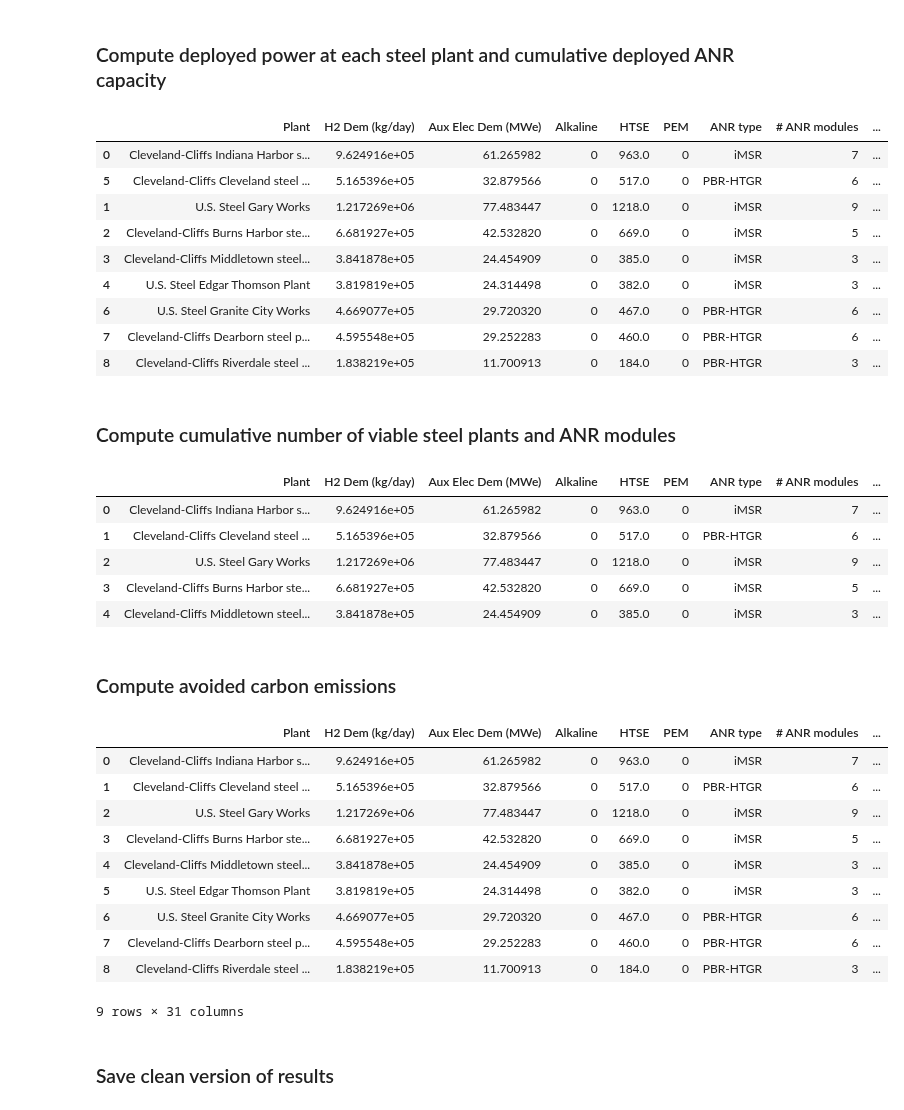
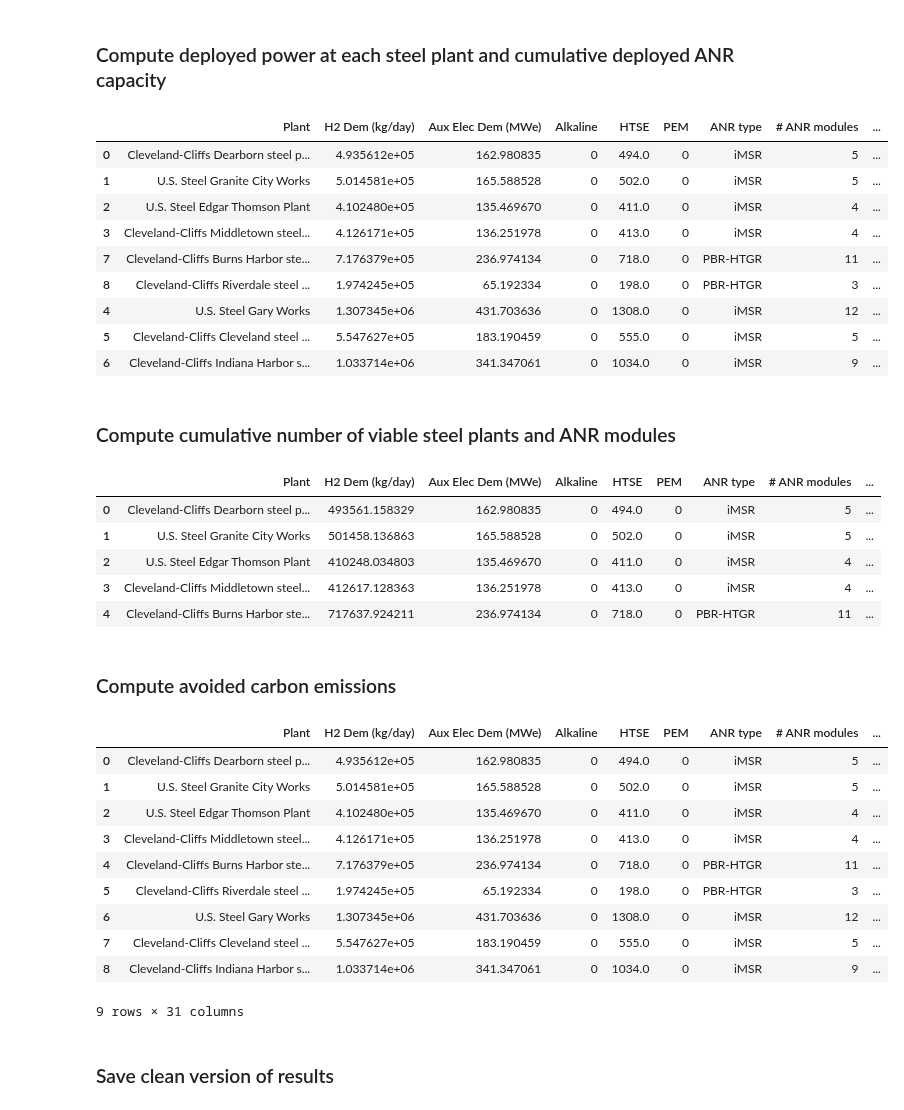
Before and after one commit to mgarrouste/SMR_deployment, a Jupyter notebook: code/pp_steel.ipynb, the cells around one changed output. Cells and saved outputs as stored; diff of their text form; code cells hidden in the pictures.

Commit message:
post process steel results

```diff
--- a/code/pp_steel.ipynb
+++ b/code/pp_steel.ipynb
@@ -4,7 +4,7 @@ import pandas as pd
 import numpy as np
 # %%
 df = pd.read_csv('./results/breakeven_prices_steel.csv')
-df.sort_values(by=['Breakeven price ($/ton)'], inplace=True)
+df.sort_values(by=['Breakeven coal price ($/ton)'], inplace=True)
 df.reset_index(inplace=True)
 df.drop(columns=['index'], inplace=True)
 df
@@ -34,22 +34,22 @@ anr_param
 # %%
 anr_thermal_power = anr_param[['Power in MWt', 'Reactor']]
 anr_thermal_power
 df = df.merge(anr_thermal_power, how='inner', left_on=['ANR type'], right_on=['Reactor'])
-df.sort_values(by=['Breakeven price ($/ton)'], inplace=True)
+df.sort_values(by=['Breakeven coal price ($/ton)'], inplace=True)
 df['Deployed Power (MWt)'] = df['Power in MWt']*df['# ANR modules']
 df['ANR Nameplate Capacity (GWt)'] = df['Deployed Power (MWt)'].cumsum()/1000
 df
 # %% [output]
 |  | Plant | H2 Dem (kg/day) | Aux Elec Dem (MWe) | Alkaline | HTSE | PEM | ANR type | # ANR modules | ... |
-| 0 | Cleveland-Cliffs Indiana Harbor s... | 9.624916e+05 | 61.265982 | 0 | 963.0 | 0 | iMSR | 7 | ... |
-| 5 | Cleveland-Cliffs Cleveland steel ... | 5.165396e+05 | 32.879566 | 0 | 517.0 | 0 | PBR-HTGR | 6 | ... |
-| 1 | U.S. Steel Gary Works | 1.217269e+06 | 77.483447 | 0 | 1218.0 | 0 | iMSR | 9 | ... |
-| 2 | Cleveland-Cliffs Burns Harbor ste... | 6.681927e+05 | 42.532820 | 0 | 669.0 | 0 | iMSR | 5 | ... |
-| 3 | Cleveland-Cliffs Middletown steel... | 3.841878e+05 | 24.454909 | 0 | 385.0 | 0 | iMSR | 3 | ... |
-| 4 | U.S. Steel Edgar Thomson Plant | 3.819819e+05 | 24.314498 | 0 | 382.0 | 0 | iMSR | 3 | ... |
-| 6 | U.S. Steel Granite City Works | 4.669077e+05 | 29.720320 | 0 | 467.0 | 0 | PBR-HTGR | 6 | ... |
-| 7 | Cleveland-Cliffs Dearborn steel p... | 4.595548e+05 | 29.252283 | 0 | 460.0 | 0 | PBR-HTGR | 6 | ... |
-| 8 | Cleveland-Cliffs Riverdale steel ... | 1.838219e+05 | 11.700913 | 0 | 184.0 | 0 | PBR-HTGR | 3 | ... |
+| 0 | Cleveland-Cliffs Dearborn steel p... | 4.935612e+05 | 162.980835 | 0 | 494.0 | 0 | iMSR | 5 | ... |
+| 1 | U.S. Steel Granite City Works | 5.014581e+05 | 165.588528 | 0 | 502.0 | 0 | iMSR | 5 | ... |
+| 2 | U.S. Steel Edgar Thomson Plant | 4.102480e+05 | 135.469670 | 0 | 411.0 | 0 | iMSR | 4 | ... |
+| 3 | Cleveland-Cliffs Middletown steel... | 4.126171e+05 | 136.251978 | 0 | 413.0 | 0 | iMSR | 4 | ... |
+| 7 | Cleveland-Cliffs Burns Harbor ste... | 7.176379e+05 | 236.974134 | 0 | 718.0 | 0 | PBR-HTGR | 11 | ... |
+| 8 | Cleveland-Cliffs Riverdale steel ... | 1.974245e+05 | 65.192334 | 0 | 198.0 | 0 | PBR-HTGR | 3 | ... |
+| 4 | U.S. Steel Gary Works | 1.307345e+06 | 431.703636 | 0 | 1308.0 | 0 | iMSR | 12 | ... |
+| 5 | Cleveland-Cliffs Cleveland steel ... | 5.547627e+05 | 183.190459 | 0 | 555.0 | 0 | iMSR | 5 | ... |
+| 6 | Cleveland-Cliffs Indiana Harbor s... | 1.033714e+06 | 341.347061 | 0 | 1034.0 | 0 | iMSR | 9 | ... |
 # %% [markdown]
 ### Compute cumulative number of viable steel plants and ANR modules
 # %%
@@ -60,11 +60,11 @@ df['Viable ANR steel plants count'] = df.index+1
 df.head(5)
 # %% [output]
 |  | Plant | H2 Dem (kg/day) | Aux Elec Dem (MWe) | Alkaline | HTSE | PEM | ANR type | # ANR modules | ... |
-| 0 | Cleveland-Cliffs Indiana Harbor s... | 9.624916e+05 | 61.265982 | 0 | 963.0 | 0 | iMSR | 7 | ... |
-| 1 | Cleveland-Cliffs Cleveland steel ... | 5.165396e+05 | 32.879566 | 0 | 517.0 | 0 | PBR-HTGR | 6 | ... |
-| 2 | U.S. Steel Gary Works | 1.217269e+06 | 77.483447 | 0 | 1218.0 | 0 | iMSR | 9 | ... |
-| 3 | Cleveland-Cliffs Burns Harbor ste... | 6.681927e+05 | 42.532820 | 0 | 669.0 | 0 | iMSR | 5 | ... |
-| 4 | Cleveland-Cliffs Middletown steel... | 3.841878e+05 | 24.454909 | 0 | 385.0 | 0 | iMSR | 3 | ... |
+| 0 | Cleveland-Cliffs Dearborn steel p... | 493561.158329 | 162.980835 | 0 | 494.0 | 0 | iMSR | 5 | ... |
+| 1 | U.S. Steel Granite City Works | 501458.136863 | 165.588528 | 0 | 502.0 | 0 | iMSR | 5 | ... |
+| 2 | U.S. Steel Edgar Thomson Plant | 410248.034803 | 135.469670 | 0 | 411.0 | 0 | iMSR | 4 | ... |
+| 3 | Cleveland-Cliffs Middletown steel... | 412617.128363 | 136.251978 | 0 | 413.0 | 0 | iMSR | 4 | ... |
+| 4 | Cleveland-Cliffs Burns Harbor ste... | 717637.924211 | 236.974134 | 0 | 718.0 | 0 | PBR-HTGR | 11 | ... |
 # %% [markdown]
 ### Compute avoided carbon emissions
 # %%
@@ -76,15 +76,15 @@ df['Viable avoided emissions (MMT-CO2/year)'] = df['Ann. avoided CO2 emissions (
 df
 # %% [output]
 |  | Plant | H2 Dem (kg/day) | Aux Elec Dem (MWe) | Alkaline | HTSE | PEM | ANR type | # ANR modules | ... |
-| 0 | Cleveland-Cliffs Indiana Harbor s... | 9.624916e+05 | 61.265982 | 0 | 963.0 | 0 | iMSR | 7 | ... |
-| 1 | Cleveland-Cliffs Cleveland steel ... | 5.165396e+05 | 32.879566 | 0 | 517.0 | 0 | PBR-HTGR | 6 | ... |
-| 2 | U.S. Steel Gary Works | 1.217269e+06 | 77.483447 | 0 | 1218.0 | 0 | iMSR | 9 | ... |
-| 3 | Cleveland-Cliffs Burns Harbor ste... | 6.681927e+05 | 42.532820 | 0 | 669.0 | 0 | iMSR | 5 | ... |
-| 4 | Cleveland-Cliffs Middletown steel... | 3.841878e+05 | 24.454909 | 0 | 385.0 | 0 | iMSR | 3 | ... |
-| 5 | U.S. Steel Edgar Thomson Plant | 3.819819e+05 | 24.314498 | 0 | 382.0 | 0 | iMSR | 3 | ... |
-| 6 | U.S. Steel Granite City Works | 4.669077e+05 | 29.720320 | 0 | 467.0 | 0 | PBR-HTGR | 6 | ... |
-| 7 | Cleveland-Cliffs Dearborn steel p... | 4.595548e+05 | 29.252283 | 0 | 460.0 | 0 | PBR-HTGR | 6 | ... |
-| 8 | Cleveland-Cliffs Riverdale steel ... | 1.838219e+05 | 11.700913 | 0 | 184.0 | 0 | PBR-HTGR | 3 | ... |
+| 0 | Cleveland-Cliffs Dearborn steel p... | 4.935612e+05 | 162.980835 | 0 | 494.0 | 0 | iMSR | 5 | ... |
+| 1 | U.S. Steel Granite City Works | 5.014581e+05 | 165.588528 | 0 | 502.0 | 0 | iMSR | 5 | ... |
+| 2 | U.S. Steel Edgar Thomson Plant | 4.102480e+05 | 135.469670 | 0 | 411.0 | 0 | iMSR | 4 | ... |
+| 3 | Cleveland-Cliffs Middletown steel... | 4.126171e+05 | 136.251978 | 0 | 413.0 | 0 | iMSR | 4 | ... |
+| 4 | Cleveland-Cliffs Burns Harbor ste... | 7.176379e+05 | 236.974134 | 0 | 718.0 | 0 | PBR-HTGR | 11 | ... |
+| 5 | Cleveland-Cliffs Riverdale steel ... | 1.974245e+05 | 65.192334 | 0 | 198.0 | 0 | PBR-HTGR | 3 | ... |
+| 6 | U.S. Steel Gary Works | 1.307345e+06 | 431.703636 | 0 | 1308.0 | 0 | iMSR | 12 | ... |
+| 7 | Cleveland-Cliffs Cleveland steel ... | 5.547627e+05 | 183.190459 | 0 | 555.0 | 0 | iMSR | 5 | ... |
+| 8 | Cleveland-Cliffs Indiana Harbor s... | 1.033714e+06 | 341.347061 | 0 | 1034.0 | 0 | iMSR | 9 | ... |
 9 rows × 31 columns
 # %% [markdown]
 ### Save clean version of results
```
Also changed, not shown: parts of 3 cells of this notebook.
